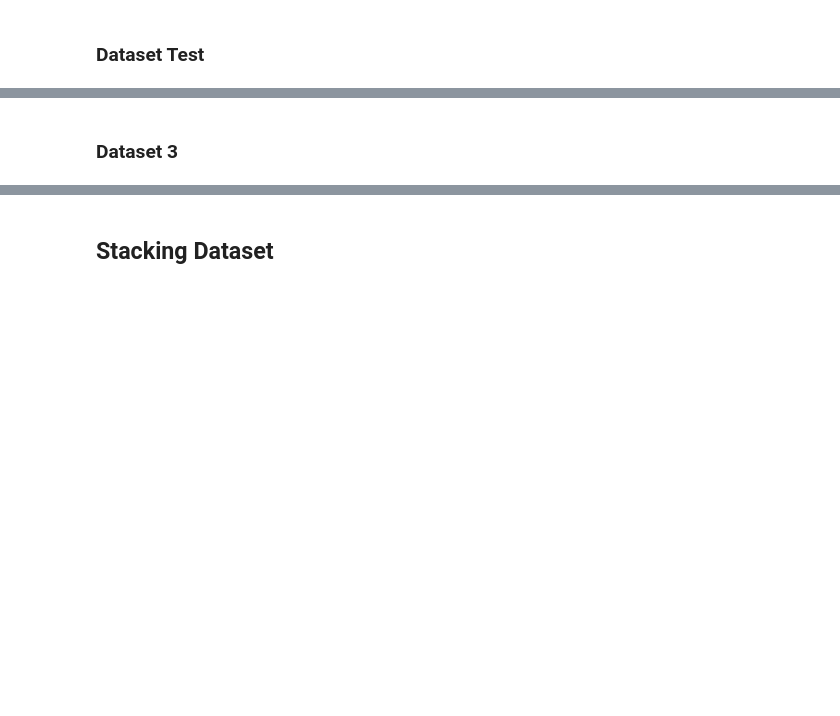
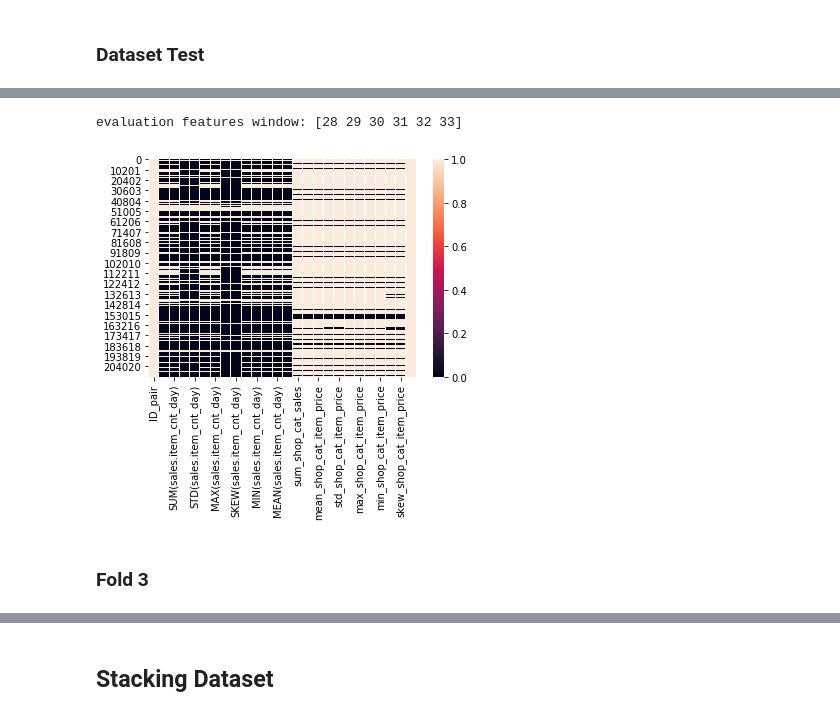
Before and after one commit to giorbernal/dsbase, a Jupyter notebook: timeSeries/TimeSeries-Predict-Sales-04-Evaluation.ipynb, the cells around one changed output, grey strips where cells are left out. Saved outputs shown, nothing was run; the diff lists cells and outputs as text; code cells hidden in the pictures; blank space fills up the shorter version.

```diff
--- a/timeSeries/TimeSeries-Predict-Sales-04-Evaluation.ipynb
+++ b/timeSeries/TimeSeries-Predict-Sales-04-Evaluation.ipynb
@@ -190,2 +248,7 @@ dataset2B.to_csv('datasets/predict-sales/dataset2B.csv')
+# %%
+result2 = processFold(2)
+# %% [output]
+evaluation features window: [28 29 30 31 32 33]
+[figure, added]
 # %% [markdown]
-### Dataset 3
+### Fold 3
```
Also changed, not shown: parts of 63 cells of this notebook.
